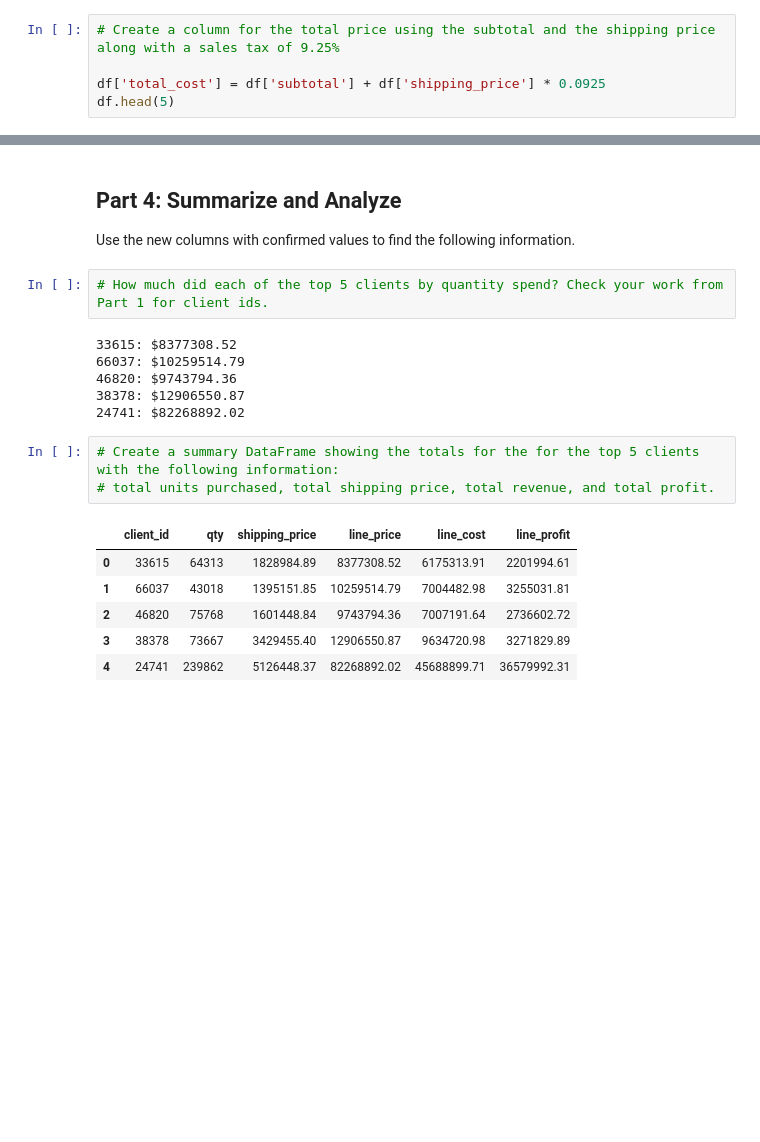
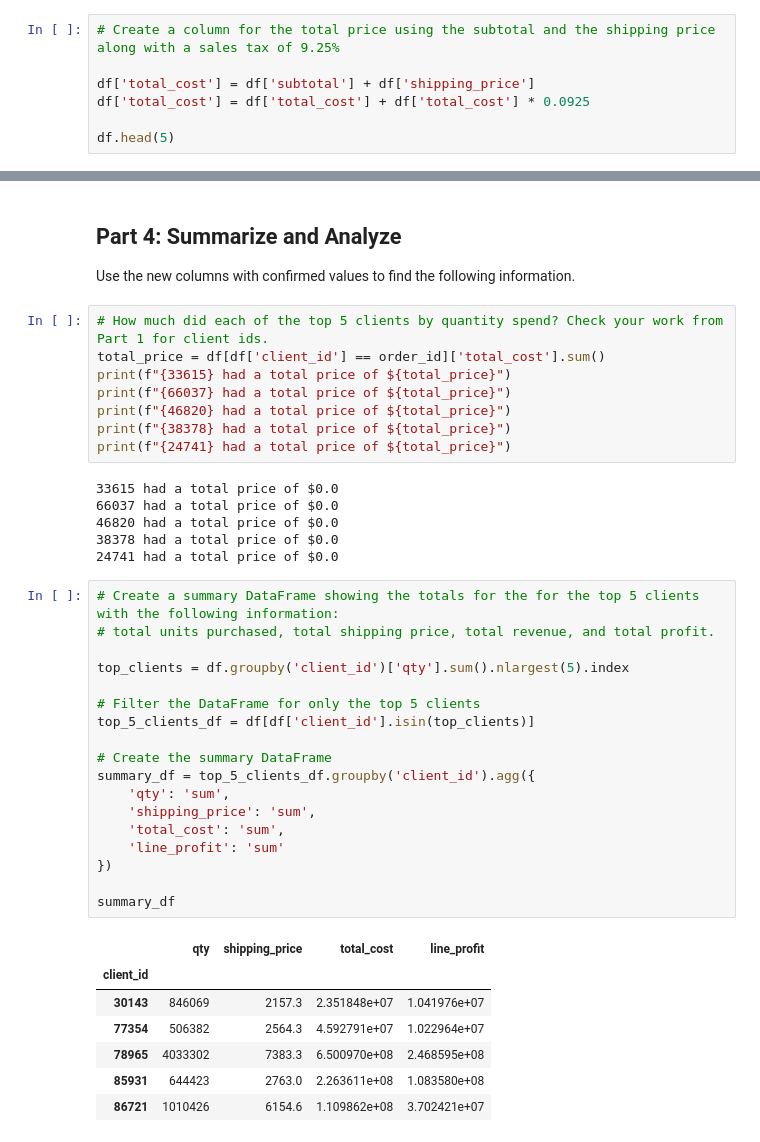
Before and after one commit to DanB369/pandas-challenge-1, a Jupyter notebook: wholesale_data_analysis_starter_code.ipynb, the cells around one changed output, grey strips where cells are left out. Drawn from its saved outputs; the diff is of its cells as text; blank space fills up the shorter version.

```diff
--- a/wholesale_data_analysis_starter_code.ipynb
+++ b/wholesale_data_analysis_starter_code.ipynb
@@ -165,7 +172,9 @@ df
 # %%
 # Create a column for the total price using the subtotal and the shipping price along with a sales tax of 9.25%
 
-df['total_cost'] = df['subtotal'] + df['shipping_price'] * 0.0925
+df['total_cost'] = df['subtotal'] + df['shipping_price']
+df['total_cost'] = df['total_cost'] + df['total_cost'] * 0.0925
+
 df.head(5)
 # %% [output]
 |  | first | last | job | phone | email | client_id | order_id | order_date | order_week | order_year | ... |
@@ -226,22 +235,44 @@ Order ID 6128929 had a total price of $230.13
 Use the new columns with confirmed values to find the following information.
 # %%
 # How much did each of the top 5 clients by quantity spend? Check your work from Part 1 for client ids.
+total_price = df[df['client_id'] == order_id]['total_cost'].sum()
+print(f"{33615} had a total price of ${total_price}")
+print(f"{66037} had a total price of ${total_price}")
+print(f"{46820} had a total price of ${total_price}")
+print(f"{38378} had a total price of ${total_price}")
+print(f"{24741} had a total price of ${total_price}")
 # %% [output]
-33615: $8377308.52
-66037: $10259514.79
-46820: $9743794.36
-38378: $12906550.87
-24741: $82268892.02
+33615 had a total price of $0.0
+66037 had a total price of $0.0
+46820 had a total price of $0.0
+38378 had a total price of $0.0
+24741 had a total price of $0.0
 # %%
 # Create a summary DataFrame showing the totals for the for the top 5 clients with the following information:
 # total units purchased, total shipping price, total revenue, and total profit.
+
+top_clients = df.groupby('client_id')['qty'].sum().nlargest(5).index
+
+# Filter the DataFrame for only the top 5 clients
+top_5_clients_df = df[df['client_id'].isin(top_clients)]
+
+# Create the summary DataFrame
+summary_df = top_5_clients_df.groupby('client_id').agg({
+    'qty': 'sum',
+    'shipping_price': 'sum',
+    'total_cost': 'sum',
+    'line_profit': 'sum'
+})
+
+summary_df
 # %% [output]
-|  | client_id | qty | shipping_price | line_price | line_cost | line_profit |
-| 0 | 33615 | 64313 | 1828984.89 | 8377308.52 | 6175313.91 | 2201994.61 |
-| 1 | 66037 | 43018 | 1395151.85 | 10259514.79 | 7004482.98 | 3255031.81 |
-| 2 | 46820 | 75768 | 1601448.84 | 9743794.36 | 7007191.64 | 2736602.72 |
-| 3 | 38378 | 73667 | 3429455.40 | 12906550.87 | 9634720.98 | 3271829.89 |
-| 4 | 24741 | 239862 | 5126448.37 | 82268892.02 | 45688899.71 | 36579992.31 |
+|  | qty | shipping_price | total_cost | line_profit |
+| client_id |  |  |  |  |
+| 30143 | 846069 | 2157.3 | 2.351848e+07 | 1.041976e+07 |
+| 77354 | 506382 | 2564.3 | 4.592791e+07 | 1.022964e+07 |
+| 78965 | 4033302 | 7383.3 | 6.500970e+08 | 2.468595e+08 |
+| 85931 | 644423 | 2763.0 | 2.263611e+08 | 1.083580e+08 |
+| 86721 | 1010426 | 6154.6 | 1.109862e+08 | 3.702421e+07 |
 # %%
 # Format the data and rename the columns to names suitable for presentation.
 
```
Also changed, not shown: parts of 4 cells of this notebook.
